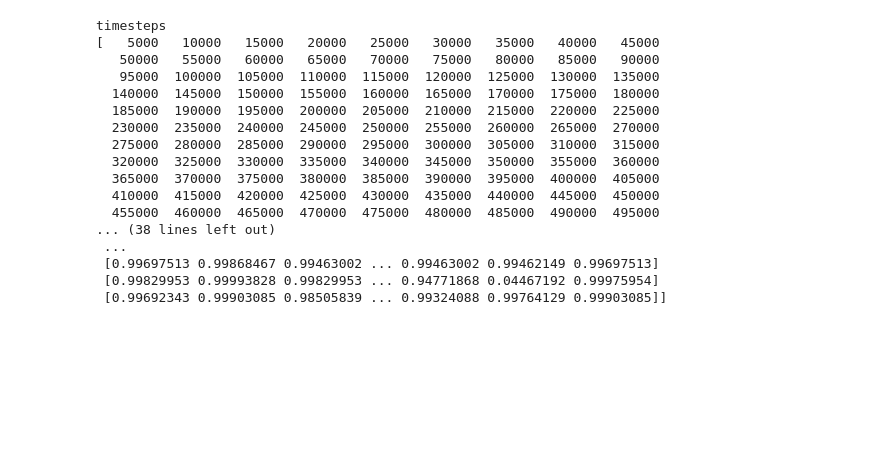
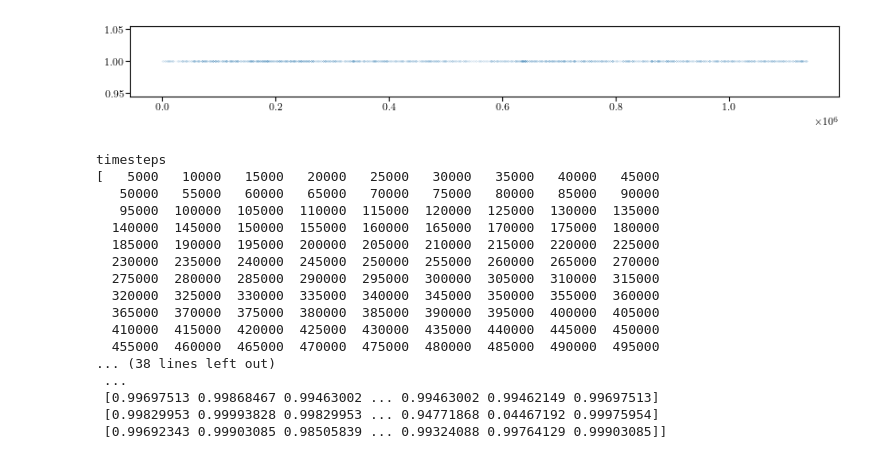
Before and after one commit to rosa-wolf/Multi-Phase-Skill-Learning-SlidingPuzzle, a Jupyter notebook: eval_data.ipynb, the cells around one changed output. Drawn from its saved outputs; the diff is of its cells as text; code cells hidden in the pictures; blank space fills up the shorter version.

```diff
--- a/eval_data.ipynb
+++ b/eval_data.ipynb
@@ -76,3 +3572,9 @@ def gather_data(path, x, idx):
+# %%
+plt.figure(figsize=(10, 1))
+plt.plot(change, np.ones(change.shape[0]), '.', markersize=0.05)
+plt.show()
+# %% [output]
+[figure, added]
 # %%
 path = ["/home/rosa/Documents/Uni/Masterarbeit/checkpoints/parallel2x3-prior_num_skills3_sparseFalse_relabelingFalse_priorbufferTrue/evaluations.npz"]
 
```
Also changed, not shown: parts of 4 cells of this notebook, 14 other files.
